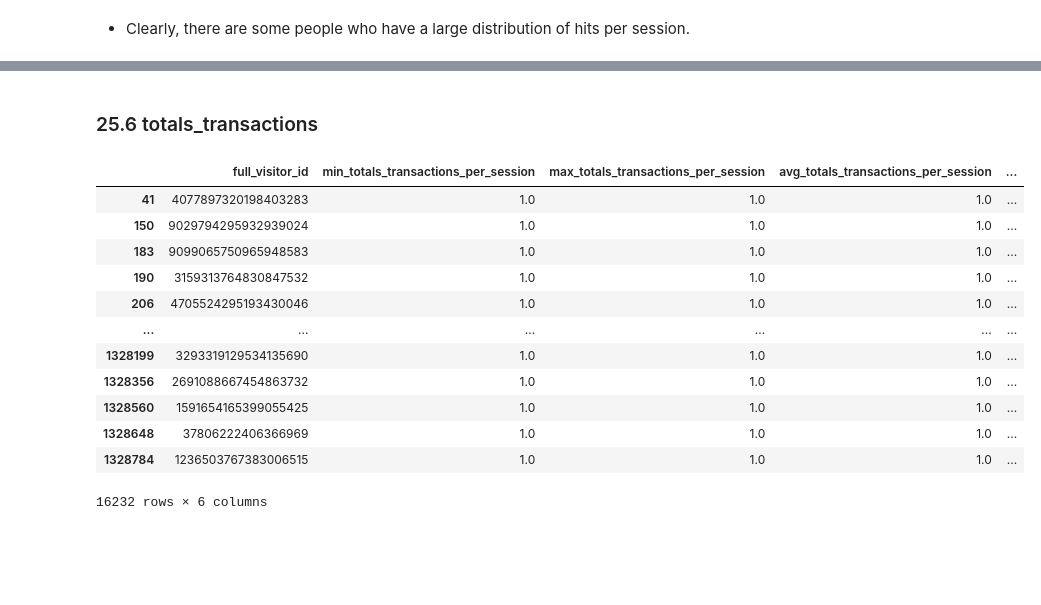
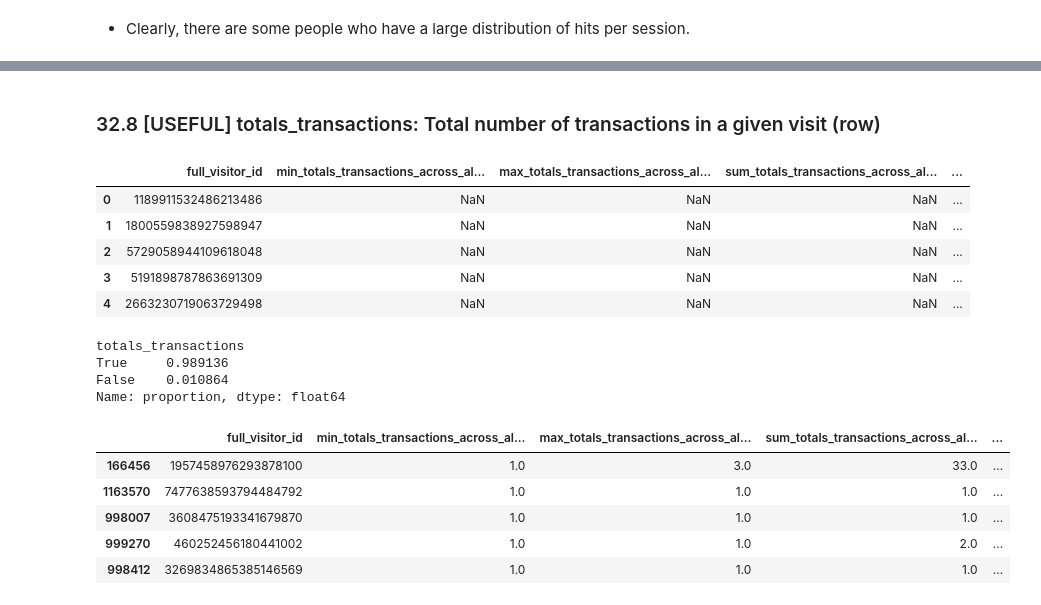
Before and after one commit to hardiksahi/MachineLearning, a Jupyter notebook: kaggle/google-analytics-propensity/notebooks/1_EDA.ipynb, the cells around one changed output, grey strips where cells are left out. Cells and saved outputs as stored; diff of their text form; code cells hidden in the pictures; blank space fills up the shorter version.

```diff
--- a/kaggle/google-analytics-propensity/notebooks/1_EDA.ipynb
+++ b/kaggle/google-analytics-propensity/notebooks/1_EDA.ipynb
@@ -21,7 +21,7 @@ import math
 ## Constants
 # %%
 database_folder_path = '../data/duckdb'
-ddb_file_name = 'intermediate_files.db'
+ddb_file_name = 'primary_clean_files.db'
 # %% [markdown]
 ## Functions
 # %%
@@ -257,11 +257,15 @@ def get_separator_separated_values_for_column(con, table_name, count_column_name
         res_df = con.execute(f"select {group_by_column_name}, array_to_string(list_sort(string_split(STRING_AGG(DISTINCT({count_column_name}), '{separator}'), '{separator}')), '{separator}') AS concatenated_unique_{count_column_name} from {table_name} group by {group_by_column_name}").df()
         return res_df
 # %%
-def get_aggregates_for_numerical_variable_using_groupby_column(con, table_name, numeric_column_name, group_by_column_list, is_per_session=True):
-    if isinstance(group_by_column_list, list):
-        group_by_column_name = ','.join(group_by_column_list)
-    if is_per_session:
-        return con.execute(f"select {group_by_column_name}, min(CAST({numeric_column_name} AS DOUBLE)) AS min_{numeric_column_name}_per_session, max(CAST({numeric_column_name} AS DOUBLE)) AS max_{numeric_column_name}_per_session, avg(CAST({numeric_column_name} AS DOUBLE)) AS avg_{numeric_column_name}_per_session, median(CAST({numeric_column_name} AS DOUBLE)) AS median_{numeric_column_name}_per_session, COUNT(*) AS row_count from {table_name} group by {group_by_column_name};").df()
+# def get_aggregates_for_numerical_variable_using_groupby_column(con, table_name, numeric_column_name, group_by_column_list, analysis_type='session'):
+#     if isinstance(group_by_column_list, list):
+#         group_by_column_name = ','.join(group_by_column_list)
+#     if analysis_type == 'session':
+#         ## Step 1: Get session level data
+#         ##con.execute(f"select full_visitor_id, unique_session_identifier, sum(CAST(totals_visits AS DOUBLE)) AS tt from intermediate_train_data group by full_visitor_id, unique_session_identifier;").df()
+#         return con.execute(f"select {group_by_column_name}, min(CAST({numeric_column_name} AS DOUBLE)) AS min_{numeric_column_name}_per_session, max(CAST({numeric_column_name} AS DOUBLE)) AS max_{numeric_column_name}_per_session, SUM(CAST({numeric_column_name} AS DOUBLE)) AS sum_{numeric_column_name}, AVG(COALESCE(CAST({numeric_column_name} AS DOUBLE), 0)) AS avg_{numeric_column_name}_per_session, median(CAST({numeric_column_name} AS DOUBLE)) AS median_{numeric_column_name}_per_session, COUNT(visit_number) AS session_count from {table_name} group by {group_by_column_name};").df()
+#     elif analysis_type == 'store_visit':
+#         return con.execute(f"select {group_by_column_name}, min(CAST({numeric_column_name} AS DOUBLE)) AS min_{numeric_column_name}_per_session, max(CAST({numeric_column_name} AS DOUBLE)) AS max_{numeric_column_name}_per_session, SUM(CAST({numeric_column_name} AS DOUBLE)) AS sum_{numeric_column_name}, AVG(COALESCE(CAST({numeric_column_name} AS DOUBLE), 0)) AS avg_{numeric_column_name}_per_session, median(CAST({numeric_column_name} AS DOUBLE)) AS median_{numeric_column_name}_per_session, COUNT(visit_number) AS session_count from {table_name} group by {group_by_column_name};").df()
 # %% [markdown]
 ## Create a connection to duckdb file and register intermediate data that is the result of handle_raw_data pipeline
 # %%
@@ -659 +871,9 @@ Note: Contrary to popular belief, high page views don’t always mean you’re r
+# %%
+def get_aggregates_for_numerical_variable_using_groupby_column(con, table_name, numeric_column_name, analysis_type='session'):
+    if analysis_type == 'session':
+        ## Step 1: Get session level data
+        session_df_query = f"(select full_visitor_id, unique_session_identifier, SUM({numeric_column_name}) AS {numeric_column_name} from {table_name} GROUP BY full_visitor_id, unique_session_identifier) "
+        return con.execute(f"select full_visitor_id, min({numeric_column_name}) AS min_{numeric_column_name}_across_all_sessions, max({numeric_column_name}) AS max_{numeric_column_name}_across_all_sessions, SUM({numeric_column_name}) AS sum_{numeric_column_name}_across_all_sessions, AVG(COALESCE({numeric_column_name}, 0)) AS avg_{numeric_column_name}_across_all_sessions, median({numeric_column_name}) AS median_{numeric_column_name}_across_all_sessions, COUNT(unique_session_identifier) AS session_count from {session_df_query} group by full_visitor_id;").df()
+    # elif analysis_type == 'store_visit':
+    #     return con.execute(f"select {group_by_column_name}, min(CAST({numeric_column_name} AS DOUBLE)) AS min_{numeric_column_name}_per_session, max(CAST({numeric_column_name} AS DOUBLE)) AS max_{numeric_column_name}_per_session, SUM(CAST({numeric_column_name} AS DOUBLE)) AS sum_{numeric_column_name}, AVG(COALESCE(CAST({numeric_column_name} AS DOUBLE), 0)) AS avg_{numeric_column_name}_per_session, median(CAST({numeric_column_name} AS DOUBLE)) AS median_{numeric_column_name}_per_session, COUNT(visit_number) AS session_count from {table_name} group by {group_by_column_name};").df()
 # %%
@@ -783,4 +1037,13 @@ totals_new_visits_per_user_aggregates_df = get_aggregates_for_numerical_variable
 # %% [markdown]
-### 25.6 totals_transactions
+### 32.8 [USEFUL] totals_transactions: Total number of transactions in a given visit (row)
 # %%
-totals_transactions_per_user_aggregates_df = get_aggregates_for_numerical_variable_using_groupby_column(con, 'intermediate_train_data', 'totals_transactions', ['full_visitor_id'])
+totals_transactions_per_user_aggregates_df = get_aggregates_for_numerical_variable_using_groupby_column(con, 'primary_clean_train_data', 'totals_transactions', analysis_type='session')
+# %%
+totals_transactions_per_user_aggregates_df.head()
+# %% [output]
+|  | full_visitor_id | min_totals_transactions_across_al... | max_totals_transactions_across_al... | sum_totals_transactions_across_al... | ... |
+| 0 | 1189911532486213486 | NaN | NaN | NaN | ... |
+| 1 | 1800559838927598947 | NaN | NaN | NaN | ... |
+| 2 | 5729058944109618048 | NaN | NaN | NaN | ... |
+| 3 | 5191898787863691309 | NaN | NaN | NaN | ... |
+| 4 | 2663230719063729498 | NaN | NaN | NaN | ... |
@@ -787,17 +1052,17 @@ totals_transactions_per_user_aggregates_df = get_aggregates_for_numerical_variab
+# %%
+totals_transactions_df.totals_transactions.isnull().value_counts(normalize=True)
+# %% [output]
+totals_transactions
+True     0.989136
+False    0.010864
+Name: proportion, dtype: float64
 # %%
-totals_transactions_per_user_aggregates_df[~totals_transactions_per_user_aggregates_df['min_totals_transactions_per_session'].isnull()]
+totals_transactions_per_user_aggregates_df[~totals_transactions_per_user_aggregates_df['min_totals_transactions_across_all_sessions'].isnull()].sort_values(by=['session_count'], ascending=False).head()
 # %% [output]
-|  | full_visitor_id | min_totals_transactions_per_session | max_totals_transactions_per_session | avg_totals_transactions_per_session | ... |
-| 41 | 4077897320198403283 | 1.0 | 1.0 | 1.0 | ... |
-| 150 | 9029794295932939024 | 1.0 | 1.0 | 1.0 | ... |
-| 183 | 9099065750965948583 | 1.0 | 1.0 | 1.0 | ... |
-| 190 | 3159313764830847532 | 1.0 | 1.0 | 1.0 | ... |
-| 206 | 4705524295193430046 | 1.0 | 1.0 | 1.0 | ... |
-| ... | ... | ... | ... | ... | ... |
-| 1328199 | 3293319129534135690 | 1.0 | 1.0 | 1.0 | ... |
-| 1328356 | 2691088667454863732 | 1.0 | 1.0 | 1.0 | ... |
-| 1328560 | 1591654165399055425 | 1.0 | 1.0 | 1.0 | ... |
-| 1328648 | 37806222406366969 | 1.0 | 1.0 | 1.0 | ... |
-| 1328784 | 1236503767383006515 | 1.0 | 1.0 | 1.0 | ... |
+|  | full_visitor_id | min_totals_transactions_across_al... | max_totals_transactions_across_al... | sum_totals_transactions_across_al... | ... |
+| 166456 | 1957458976293878100 | 1.0 | 3.0 | 33.0 | ... |
+| 1163570 | 7477638593794484792 | 1.0 | 1.0 | 1.0 | ... |
+| 998007 | 3608475193341679870 | 1.0 | 1.0 | 1.0 | ... |
+| 999270 | 460252456180441002 | 1.0 | 1.0 | 2.0 | ... |
+| 998412 | 3269834865385146569 | 1.0 | 1.0 | 1.0 | ... |
-16232 rows × 6 columns
 # %%
```
Also changed, not shown: parts of 265 cells of this notebook, 16 other files.
